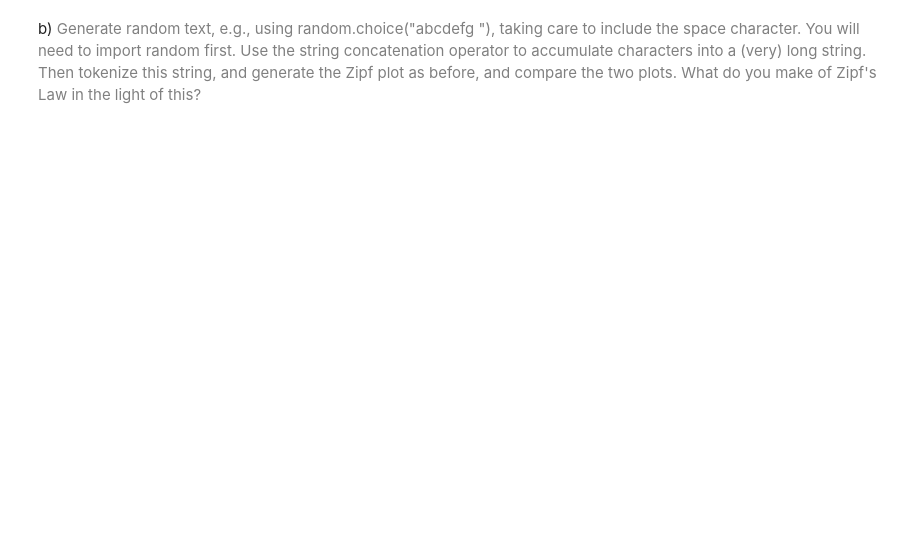
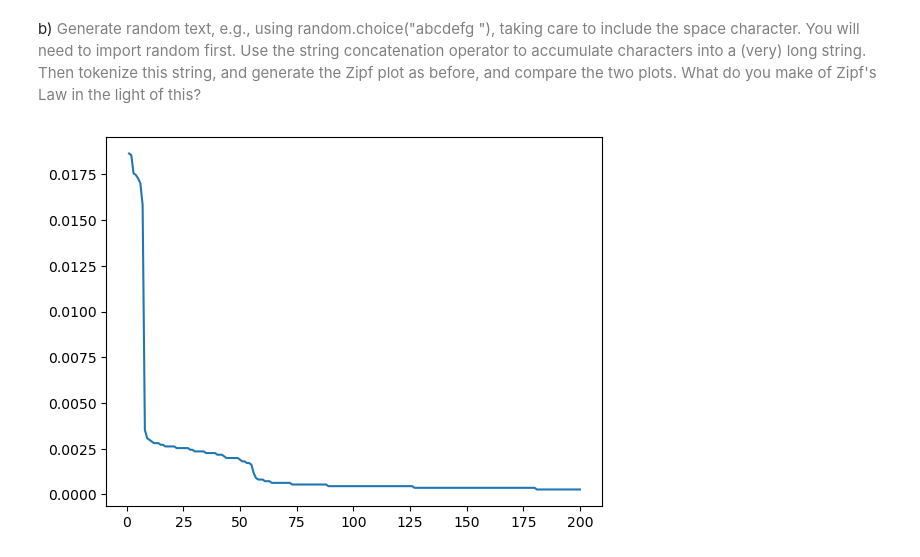
Before and after one commit to AleksandarLukic96/02805_Social_Graphs_and_Interactions, a Jupyter notebook: Exercise_solutions/Week_6.ipynb, the cells around one changed output. Drawn from its saved outputs; the diff is of its cells as text; code cells hidden in the pictures; blank space fills up the shorter version.

```diff
--- a/Exercise_solutions/Week_6.ipynb
+++ b/Exercise_solutions/Week_6.ipynb
@@ -355,2 +373,13 @@ a) <font color='gray'> Write a function to process a large text and plot word fr
 # %% [markdown]
 b) <font color='gray'> Generate random text, e.g., using random.choice("abcdefg "), taking care to include the space character. You will need to import random first. Use the string concatenation operator to accumulate characters into a (very) long string. Then tokenize this string, and generate the Zipf plot as before, and compare the two plots. What do you make of Zipf's Law in the light of this? </font>
+# %%
+import random
+text = ''
+count = 0
+while count < 100001:
+    text = text + random.choice('abcdefg ')
+    count = count + 1
+text_split = text.split()
+func(text.split())
+# %% [output]
+[figure, added]
```
Also changed, not shown: parts of 1 cell of this notebook.
